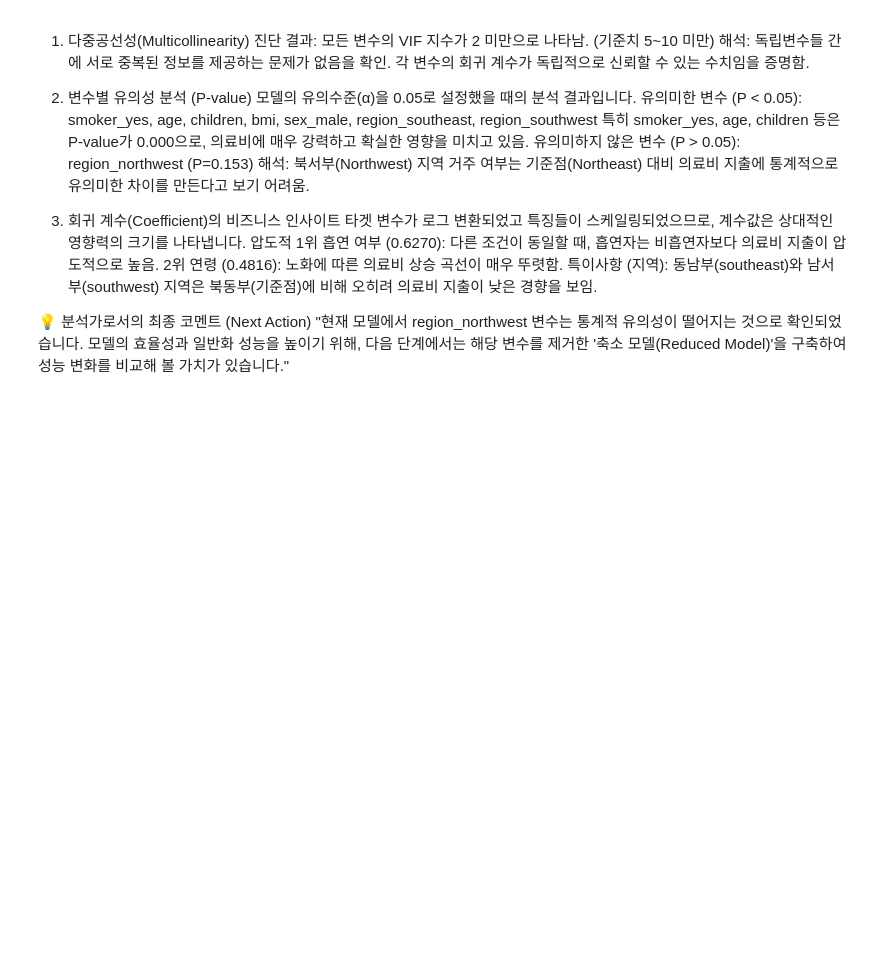
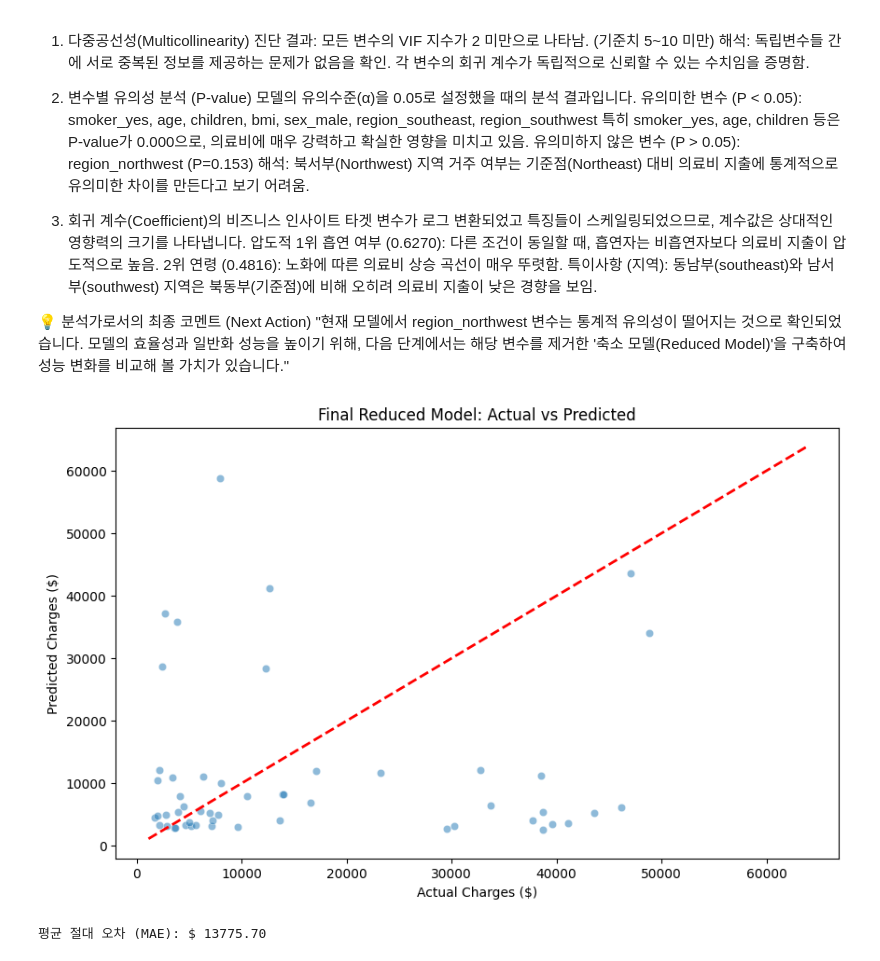
Before and after one commit to wontheryu/ML_study, a Jupyter notebook: 01_Linear_Regression/02_Advanced_Optimization.ipynb, the cells around one changed output. Cells and saved outputs as stored; diff of their text form; code cells hidden in the pictures; blank space fills up the shorter version.

```diff
--- a/01_Linear_Regression/02_Advanced_Optimization.ipynb
+++ b/01_Linear_Regression/02_Advanced_Optimization.ipynb
@@ -143,0 +173,34 @@ smoker_yes           0.6270      0.014     45.238      0.000       0.600       0
+# %%
+# 마지막 시각화
+import matplotlib.pyplot as plt
+import seaborn as sns
+import numpy as np
+import statsmodels.api as sm
+
+# 1. 테스트 데이터 준비
+X_test_reduced = sm.add_constant(X_test_scaled).drop('region_northwest',axis = 1)
+
+# 2. 예측 수행
+y_pred_log = reduced_model.predict(X_test_reduced)
+
+# 3. 로그 역변환
+y_pred_actual = np.expm1(y_pred_log)
+y_test_actual = np.expm1(y_test)
+
+# 4. 시각화
+plt.figure(figsize=(10,6))
+sns.scatterplot(x=y_test_actual,y=y_pred_actual,alpha =0.5)
+
+# 기준선
+plt.plot ([y_test_actual.min(),y_test_actual.max()],[y_test_actual.min(),y_test_actual.max()],color = 'red', lw= 2, linestyle='--')
+plt.xlabel('Actual Charges ($)')
+plt.ylabel('Predicted Charges ($)')
+plt.title('Final Reduced Model: Actual vs Predicted')
+plt.show()
+
+#5. 최종오차
+residuals = y_test_actual - y_pred_actual
+print(f"평균 절대 오차 (MAE): ${np.mean(np.abs(residuals)): .2f}")
+# %% [output]
+[figure, added]
+평균 절대 오차 (MAE): $ 13775.70
```
Also changed, not shown: parts of 1 cell of this notebook.
